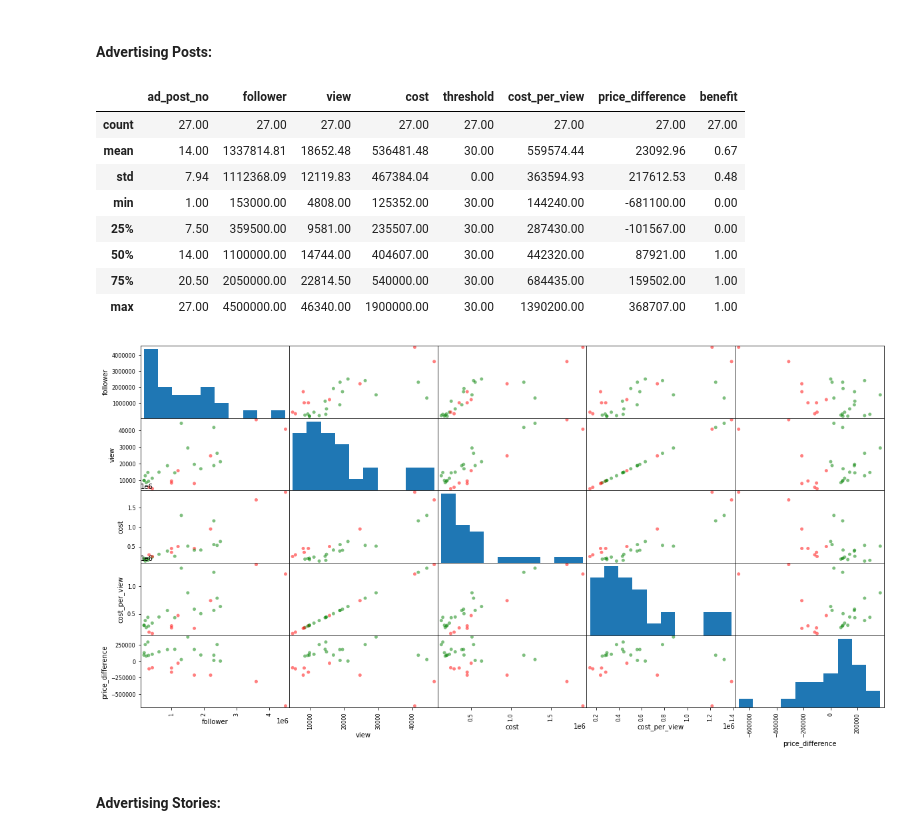
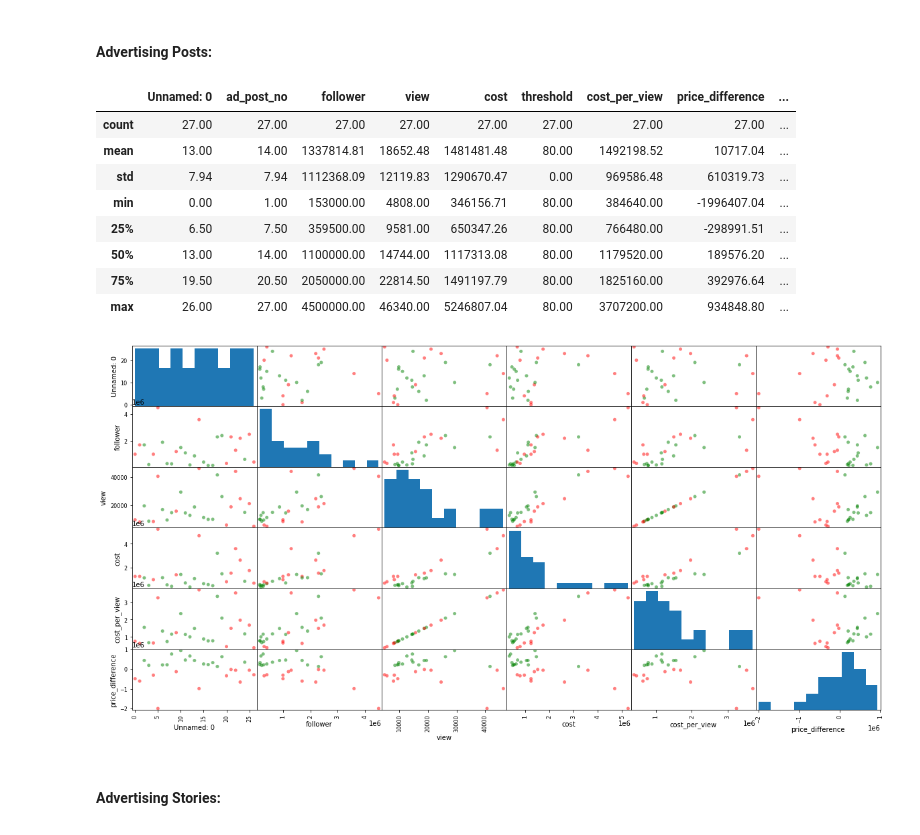
Before and after one commit to SimplyRamin/Pull-Up-Campaign-Analysis, a Jupyter notebook: Main.ipynb, the cells around one changed output. Cells and saved outputs as stored; diff of their text form; code cells hidden in the pictures.

Commit message:
editing prices and costs

```diff
--- a/Main.ipynb
+++ b/Main.ipynb
@@ -16,7 +16,7 @@ from openpyxl import load_workbook
 np.set_printoptions(suppress=True)
 pd.set_option('display.float_format', lambda x: '%.2f' % x)
 # %%
-xls = pd.ExcelFile('data/main dataset.xlsx')
+xls = pd.ExcelFile('data/Main Dataset V3.0 .xlsx')
 ad_post = pd.read_excel(xls, 'Ad-Post')
 ad_story = pd.read_excel(xls, 'Ad-Story')
 influencer = pd.read_excel(xls, 'Influencer')
@@ -216,21 +216,22 @@ In this part we are going to check the descriptive analysis of datasets and thei
 # %%
 ad_post.describe()
 # %% [output]
-|  | ad_post_no | follower | view | cost | threshold | cost_per_view | price_difference | benefit |
-| count | 27.00 | 27.00 | 27.00 | 27.00 | 27.00 | 27.00 | 27.00 | 27.00 |
-| mean | 14.00 | 1337814.81 | 18652.48 | 536481.48 | 30.00 | 559574.44 | 23092.96 | 0.67 |
-| std | 7.94 | 1112368.09 | 12119.83 | 467384.04 | 0.00 | 363594.93 | 217612.53 | 0.48 |
-| min | 1.00 | 153000.00 | 4808.00 | 125352.00 | 30.00 | 144240.00 | -681100.00 | 0.00 |
-| 25% | 7.50 | 359500.00 | 9581.00 | 235507.00 | 30.00 | 287430.00 | -101567.00 | 0.00 |
-| 50% | 14.00 | 1100000.00 | 14744.00 | 404607.00 | 30.00 | 442320.00 | 87921.00 | 1.00 |
-| 75% | 20.50 | 2050000.00 | 22814.50 | 540000.00 | 30.00 | 684435.00 | 159502.00 | 1.00 |
-| max | 27.00 | 4500000.00 | 46340.00 | 1900000.00 | 30.00 | 1390200.00 | 368707.00 | 1.00 |
+|  | Unnamed: 0 | ad_post_no | follower | view | cost | threshold | cost_per_view | price_difference | ... |
+| count | 27.00 | 27.00 | 27.00 | 27.00 | 27.00 | 27.00 | 27.00 | 27.00 | ... |
+| mean | 13.00 | 14.00 | 1337814.81 | 18652.48 | 1481481.48 | 80.00 | 1492198.52 | 10717.04 | ... |
+| std | 7.94 | 7.94 | 1112368.09 | 12119.83 | 1290670.47 | 0.00 | 969586.48 | 610319.73 | ... |
+| min | 0.00 | 1.00 | 153000.00 | 4808.00 | 346156.71 | 80.00 | 384640.00 | -1996407.04 | ... |
+| 25% | 6.50 | 7.50 | 359500.00 | 9581.00 | 650347.26 | 80.00 | 766480.00 | -298991.51 | ... |
+| 50% | 13.00 | 14.00 | 1100000.00 | 14744.00 | 1117313.08 | 80.00 | 1179520.00 | 189576.20 | ... |
+| 75% | 19.50 | 20.50 | 2050000.00 | 22814.50 | 1491197.79 | 80.00 | 1825160.00 | 392976.64 | ... |
+| max | 26.00 | 27.00 | 4500000.00 | 46340.00 | 5246807.04 | 80.00 | 3707200.00 | 934848.80 | ... |
 # %%
 pd.plotting.scatter_matrix(ad_post.drop(['ad_post_no', 'threshold', 'benefit'], axis=1), figsize=(20,10), s=100,
                           c = np.where(ad_post['benefit'] == 1, 'green', 'red'))
+plt.ticklabel_format(useOffset=False)
 plt.show()
 # %% [output]
-[figure, old version]
+[figure, new version]
 # %% [markdown]
 #### Advertising Stories:
 # %%
```
Also changed, not shown: parts of 68 cells of this notebook, 4 other files.
